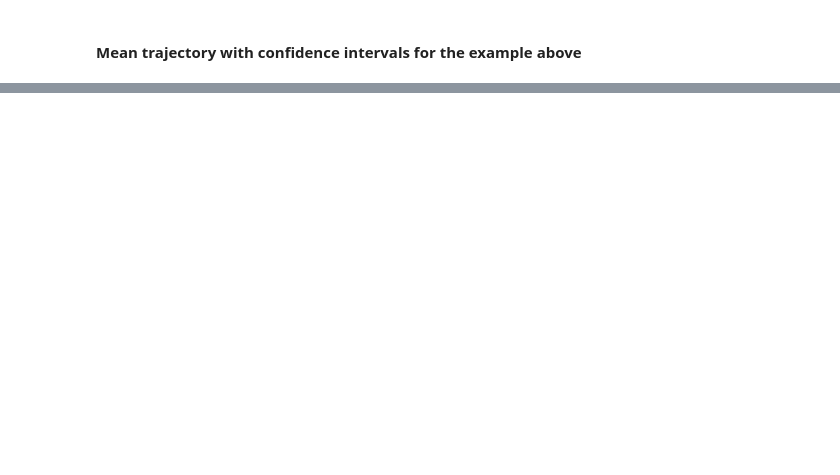
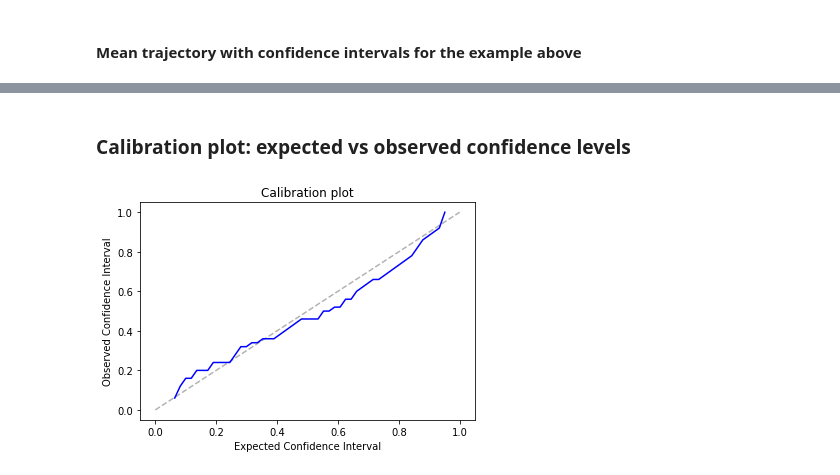
Before and after one commit to bjd39/lupi-ndp, a Jupyter notebook: notebooks/(clean) LUPI-NDP for damped coupled oscillators.ipynb, the cells around one changed output, grey strips where cells are left out. Cells and saved outputs as stored; diff of their text form; code cells hidden in the pictures; blank space fills up the shorter version.

```diff
--- a/notebooks/(clean) LUPI-NDP for damped coupled oscillators.ipynb
+++ b/notebooks/(clean) LUPI-NDP for damped coupled oscillators.ipynb
@@ -748,0 +819,21 @@ plt.show()
+# %% [markdown]
+### Calibration plot: expected vs observed confidence levels
+# %%
+observed_confidence = Normal(eval_mean, eval_std).cdf(x.squeeze(0)[:-1,0])
+
+# add perfect line
+plt.plot([0,1],[0,1], c='black', ls='--', alpha=0.3)
+data = observed_confidence.numpy()
+# evaluate the histogram
+values, base = np.histogram(data, bins=50)
+#evaluate the cumulative
+cumulative = np.cumsum(values)/len(data)
+# plot the cumulative function
+plt.plot(base[:-1], cumulative, c='blue')
+
+plt.title('Calibration plot')
+plt.xlabel('Expected Confidence Interval')
+plt.ylabel('Observed Confidence Interval')
+plt.show()
+# %% [output]
+[figure, added]
```
Also changed, not shown: parts of 12 cells of this notebook.
